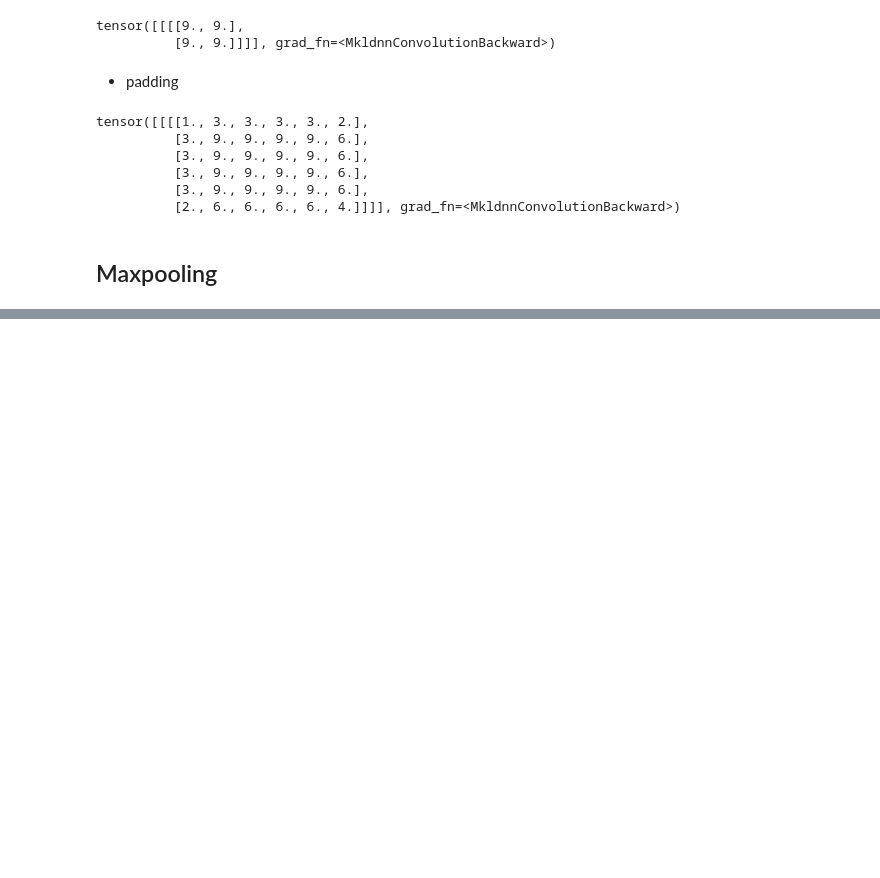
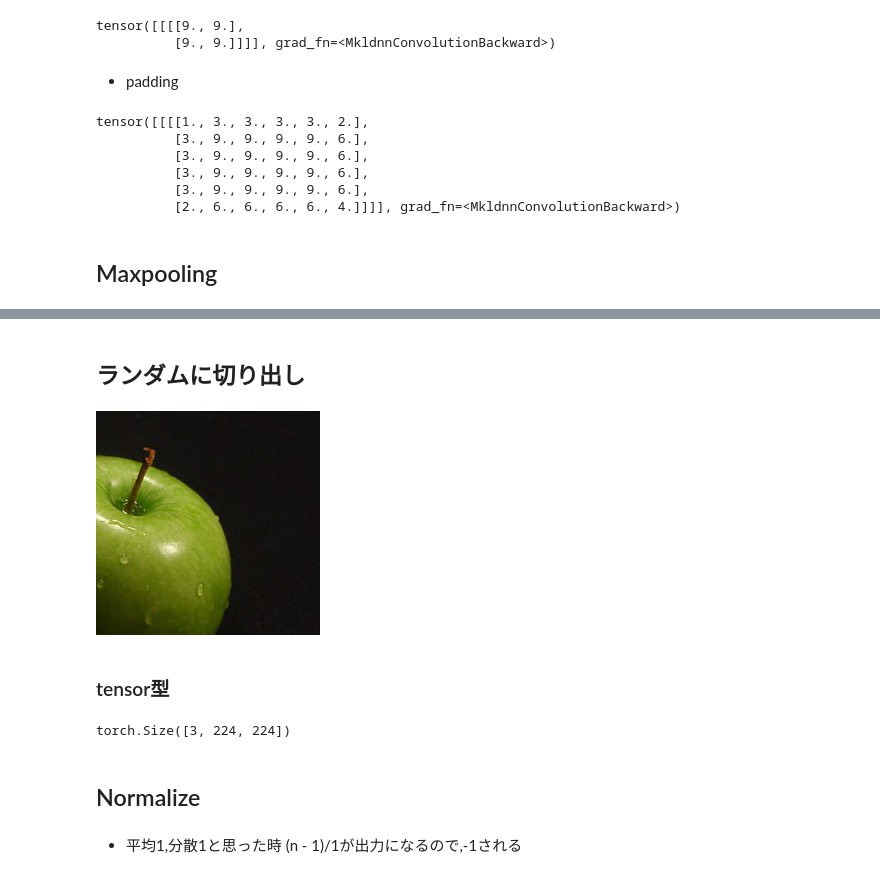
Before and after one commit to ariririri/pytorch-sample, a Jupyter notebook: cnn/CNN_Base.ipynb, the cells around one changed output, grey strips where cells are left out. Cells and saved outputs as stored; diff of their text form; code cells hidden in the pictures; blank space fills up the shorter version.

```diff
--- a/cnn/CNN_Base.ipynb
+++ b/cnn/CNN_Base.ipynb
@@ -60,0 +318,16 @@ tensor([[[[1., 3., 3., 3., 3., 2.],
+# %% [markdown]
+## ランダムに切り出し
+# %%
+transforms.RandomCrop([224, 224])(sample_dataset[0][0])
+# %% [output]
+[figure, added]
+# %% [markdown]
+### tensor型
+# %%
+transforms.ToTensor()(transforms.Resize([224, 224])(sample_dataset[0][0])).shape
+# %% [output]
+torch.Size([3, 224, 224])
+# %% [markdown]
+## Normalize
+# %% [markdown]
+- 平均1,分散1と思った時 (n - 1)/1が出力になるので,-1される
```
Also changed, not shown: parts of 73 cells of this notebook, 11 other files.
